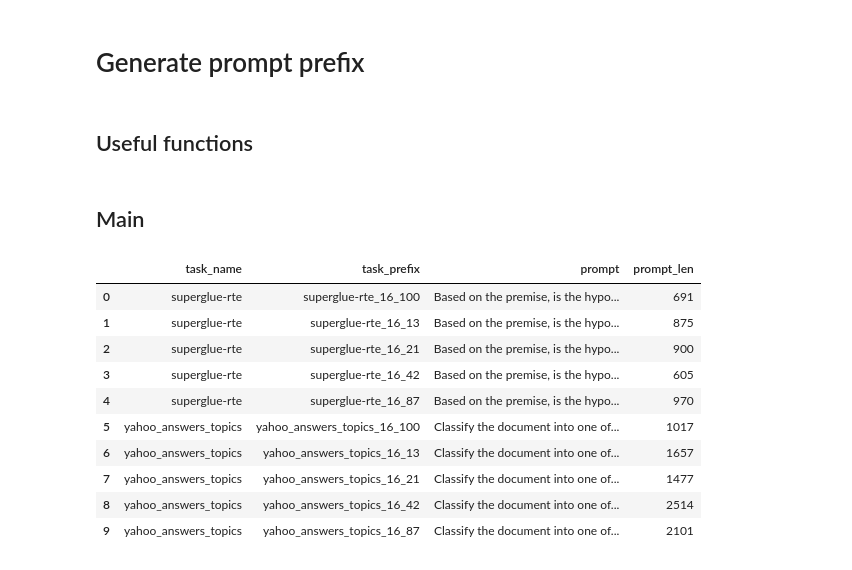
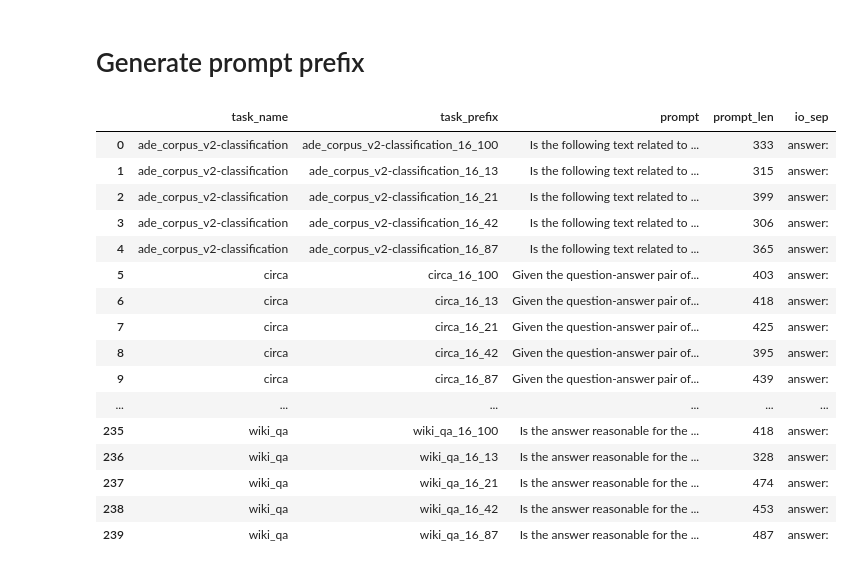
Before and after one commit to dininta/in-context-tuning, a Jupyter notebook: generate_prompt_prefix.ipynb, the cells around one changed output. Drawn from its saved outputs; the diff is of its cells as text; code cells hidden in the pictures.

```diff
--- a/generate_prompt_prefix.ipynb
+++ b/generate_prompt_prefix.ipynb
@@ -82,16 +97,2 @@ plot_hist(stats_df, 'yahoo_answers_topics')
 # %% [markdown]
 # Generate prompt prefix
-# %% [markdown]
-## Useful functions
-# %%
-instructions_dict = {}
-with open('instruction/instructions_io_sep.tsv') as fin:
-    lines = fin.readlines()
-for line in lines:
-    splits = line.strip().split('\t')
-    instructions_dict[splits[0]] = splits[1], splits[2]
-
-def get_instructions_and_io_sep(task_name):
-    return instructions_dict[task_name]
-# %% [markdown]
-## Main
@@ -98,49 +124,47 @@ def get_instructions_and_io_sep(task_name):
 # %%
-class TrainingArgs:
-    def __init__(self):
-        self.task_names = ["superglue-rte", "yahoo_answers_topics"]
-        self.data_dir = 'data'
-        self.t5_model = 't5-base'
-        self.k = 8
-        self.max_input_len = 1024
-
-args = TrainingArgs()
+import random
 
 data = []
-for task_name in args.task_names:
-    prefixes = utils.get_task_prefixes(args.data_dir, task_name)
+for task_name in TASK_NAMES:
+    prefixes = get_task_prefixes("data/crossfit", task_name)
     for prefix in prefixes:
         # Get dev examples
         dev_examples = []
-        with open(os.path.join(args.data_dir, task_name, prefix + "_dev.tsv"), encoding="utf-8") as fin:
+        with open(os.path.join("data/crossfit", task_name, prefix + "_dev.tsv")) as fin:
             lines = fin.readlines()
         for line in lines:
-            d = unidecode(line).strip().split("\t")
+            d = line.strip().split("\t")
             dev_examples.append([d[0], d[1:]])
 
         # Construct prompt with demos and instructions
-        demos = utils.sample_demos(dev_examples, args.k, None)
-        instructions, io_sep = get_instructions_and_io_sep(task_name)
-        prompt = instructions + '\n' + utils.create_input_text(demos, None, io_sep, '\n')
+        demos = random.sample(dev_examples, K)
+        instructions, iosep = INSTRUCTIONS_DICT[task_name]
+        demos_text = " ".join(["{} {} {}".format(ex[0], iosep, random.choice(ex[1])) for ex in demos])
+        prompt = instructions + " " + demos_text
 
         data.append([
-            task_name, prefix, prompt, len(tokenizer(prompt)['input_ids'])
+            task_name, prefix, prompt, len(tokenizer(prompt)["input_ids"]), iosep
         ])
 
 prompt_df = pd.DataFrame(
-    data, columns=['task_name', 'task_prefix', 'prompt', 'prompt_len'])
+    data, columns=["task_name", "task_prefix", "prompt", "prompt_len", "io_sep"])
+with pd.option_context("display.max_rows", None, "display.max_columns", None):
+    display(prompt_df)
+# %% [output]
+|  | task_name | task_prefix | prompt | prompt_len | io_sep |
+| 0 | ade_corpus_v2-classification | ade_corpus_v2-classification_16_100 | Is the following text related to ... | 333 | answer: |
+| 1 | ade_corpus_v2-classification | ade_corpus_v2-classification_16_13 | Is the following text related to ... | 315 | answer: |
+| 2 | ade_corpus_v2-classification | ade_corpus_v2-classification_16_21 | Is the following text related to ... | 399 | answer: |
+| 3 | ade_corpus_v2-classification | ade_corpus_v2-classification_16_42 | Is the following text related to ... | 306 | answer: |
+| 4 | ade_corpus_v2-classification | ade_corpus_v2-classification_16_87 | Is the following text related to ... | 365 | answer: |
+| 5 | circa | circa_16_100 | Given the question-answer pair of... | 403 | answer: |
+| 6 | circa | circa_16_13 | Given the question-answer pair of... | 418 | answer: |
+| 7 | circa | circa_16_21 | Given the question-answer pair of... | 425 | answer: |
+| 8 | circa | circa_16_42 | Given the question-answer pair of... | 395 | answer: |
+| 9 | circa | circa_16_87 | Given the question-answer pair of... | 439 | answer: |
+| ... | ... | ... | ... | ... | ... |
+| 235 | wiki_qa | wiki_qa_16_100 | Is the answer reasonable for the ... | 418 | answer: |
+| 236 | wiki_qa | wiki_qa_16_13 | Is the answer reasonable for the ... | 328 | answer: |
+| 237 | wiki_qa | wiki_qa_16_21 | Is the answer reasonable for the ... | 474 | answer: |
+| 238 | wiki_qa | wiki_qa_16_42 | Is the answer reasonable for the ... | 453 | answer: |
+| 239 | wiki_qa | wiki_qa_16_87 | Is the answer reasonable for the ... | 487 | answer: |
-# %%
-with pd.option_context('display.max_rows', None, 'display.max_columns', None):
-    display(prompt_df)
-# %% [output]
-|  | task_name | task_prefix | prompt | prompt_len |
-| 0 | superglue-rte | superglue-rte_16_100 | Based on the premise, is the hypo... | 691 |
-| 1 | superglue-rte | superglue-rte_16_13 | Based on the premise, is the hypo... | 875 |
-| 2 | superglue-rte | superglue-rte_16_21 | Based on the premise, is the hypo... | 900 |
-| 3 | superglue-rte | superglue-rte_16_42 | Based on the premise, is the hypo... | 605 |
-| 4 | superglue-rte | superglue-rte_16_87 | Based on the premise, is the hypo... | 970 |
-| 5 | yahoo_answers_topics | yahoo_answers_topics_16_100 | Classify the document into one of... | 1017 |
-| 6 | yahoo_answers_topics | yahoo_answers_topics_16_13 | Classify the document into one of... | 1657 |
-| 7 | yahoo_answers_topics | yahoo_answers_topics_16_21 | Classify the document into one of... | 1477 |
-| 8 | yahoo_answers_topics | yahoo_answers_topics_16_42 | Classify the document into one of... | 2514 |
-| 9 | yahoo_answers_topics | yahoo_answers_topics_16_87 | Classify the document into one of... | 2101 |
```
Also changed, not shown: parts of 15 cells of this notebook, 25 other files.
